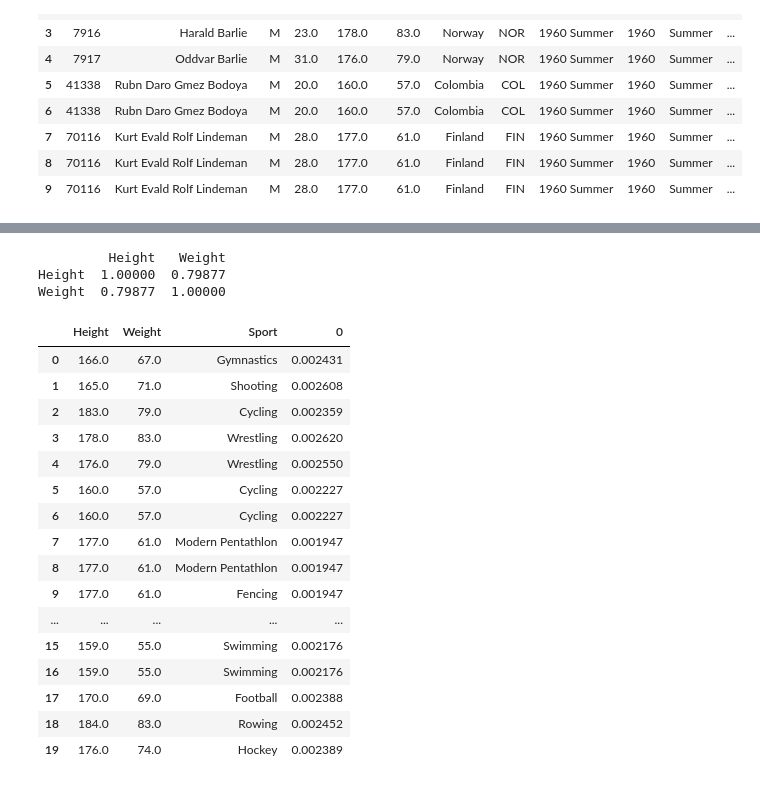
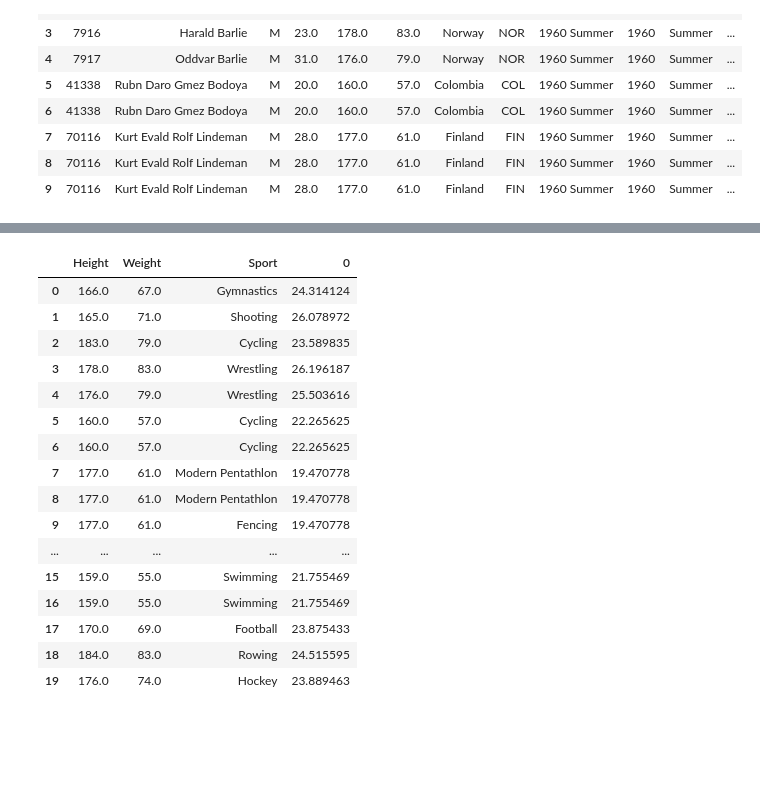
Before and after one commit to arroyo-jorge16/project_1_group_3, a Jupyter notebook: jorge_work/Project_1.ipynb, the cells around one changed output, grey strips where cells are left out. Drawn from its saved outputs; the diff is of its cells as text; code cells hidden in the pictures; blank space fills up the shorter version.

```diff
--- a/jorge_work/Project_1.ipynb
+++ b/jorge_work/Project_1.ipynb
@@ -47,45 +31,37 @@ height_weight_df.head(20)
-# %%
-# exploring statistical correlation
-correlation = height_weight_df[['Height', 'Weight']].corr()
-print(correlation)
-# %% [output]
-         Height   Weight
-Height  1.00000  0.79877
-Weight  0.79877  1.00000
 # %%
 # exploring calculating BMI to find relationship between sports and height/weight
 
 def calculate_bmi(height_weight_df):
     weight = height_weight_df['Weight']
     height = height_weight_df['Height']
-    return weight/(height * height)
+    return weight/(height * height) * 10000
 
-bmi_df = height_weight_df.apply(calculate_bmi, axis=1)
+bmi_df = df.apply(calculate_bmi, axis=1)
 # %%
-# make a new dataframe
+# make a dataframe including BMI
 
 selected_columns = ['Height', 'Weight', 'Sport']
 height_weight_df = df[selected_columns]
 
-merged_df = pd.concat([height_weight_df, new_df], axis=1)
+bmi_df2 = pd.concat([height_weight_df, bmi_df], axis=1)
 
-merged_df.head(20)
+bmi_df2.head(20)
 # %% [output]
 |  | Height | Weight | Sport | 0 |
-| 0 | 166.0 | 67.0 | Gymnastics | 0.002431 |
-| 1 | 165.0 | 71.0 | Shooting | 0.002608 |
-| 2 | 183.0 | 79.0 | Cycling | 0.002359 |
-| 3 | 178.0 | 83.0 | Wrestling | 0.002620 |
-| 4 | 176.0 | 79.0 | Wrestling | 0.002550 |
-| 5 | 160.0 | 57.0 | Cycling | 0.002227 |
-| 6 | 160.0 | 57.0 | Cycling | 0.002227 |
-| 7 | 177.0 | 61.0 | Modern Pentathlon | 0.001947 |
-| 8 | 177.0 | 61.0 | Modern Pentathlon | 0.001947 |
-| 9 | 177.0 | 61.0 | Fencing | 0.001947 |
+| 0 | 166.0 | 67.0 | Gymnastics | 24.314124 |
+| 1 | 165.0 | 71.0 | Shooting | 26.078972 |
+| 2 | 183.0 | 79.0 | Cycling | 23.589835 |
+| 3 | 178.0 | 83.0 | Wrestling | 26.196187 |
+| 4 | 176.0 | 79.0 | Wrestling | 25.503616 |
+| 5 | 160.0 | 57.0 | Cycling | 22.265625 |
+| 6 | 160.0 | 57.0 | Cycling | 22.265625 |
+| 7 | 177.0 | 61.0 | Modern Pentathlon | 19.470778 |
+| 8 | 177.0 | 61.0 | Modern Pentathlon | 19.470778 |
+| 9 | 177.0 | 61.0 | Fencing | 19.470778 |
 | ... | ... | ... | ... | ... |
-| 15 | 159.0 | 55.0 | Swimming | 0.002176 |
-| 16 | 159.0 | 55.0 | Swimming | 0.002176 |
-| 17 | 170.0 | 69.0 | Football | 0.002388 |
-| 18 | 184.0 | 83.0 | Rowing | 0.002452 |
-| 19 | 176.0 | 74.0 | Hockey | 0.002389 |
+| 15 | 159.0 | 55.0 | Swimming | 21.755469 |
+| 16 | 159.0 | 55.0 | Swimming | 21.755469 |
+| 17 | 170.0 | 69.0 | Football | 23.875433 |
+| 18 | 184.0 | 83.0 | Rowing | 24.515595 |
+| 19 | 176.0 | 74.0 | Hockey | 23.889463 |
 # %%
```
Also changed, not shown: parts of 12 cells of this notebook.
